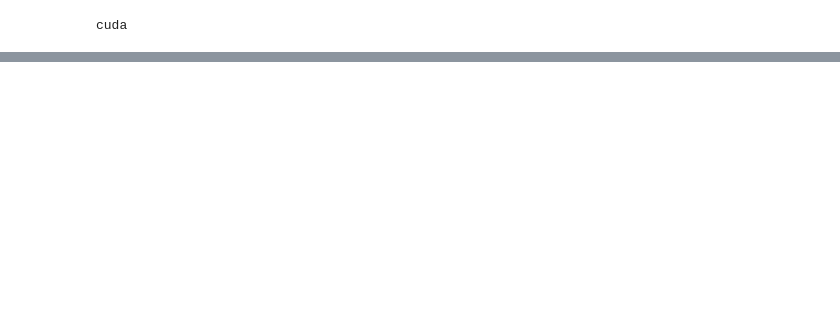
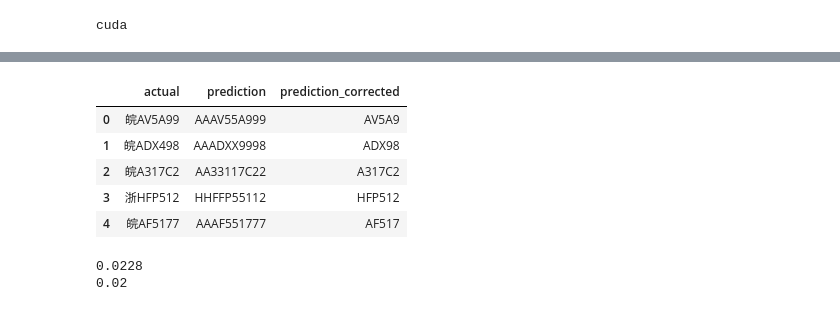
Before and after one commit to Linszuchi047/Deep_Learning, a Jupyter notebook: final_project/yolo_CRNN.ipynb, the cells around one changed output, grey strips where cells are left out. Cells and saved outputs as stored; diff of their text form; code cells hidden in the pictures; blank space fills up the shorter version.

```diff
--- a/final_project/yolo_CRNN.ipynb
+++ b/final_project/yolo_CRNN.ipynb
@@ -666,0 +605,14 @@ df_results
+# %%
+
+results_test = pd.DataFrame(columns=['actual', 'prediction'])
+test_loader = DataLoader(valset, batch_size=16, num_workers=0, shuffle=False)
+with torch.no_grad():
+    for image_batch, text_batch in tqdm(test_loader, leave=True):
+        text_batch_logits = model(image_batch) # [T, batch_size, num_classes==num_features]
+        text_batch_pred = decode_predictions(text_batch_logits.cpu())
+        #print(text_batch, text_batch_pred)
+        df = pd.DataFrame(columns=['actual', 'prediction'])
+        df['actual'] = text_batch
+        df['prediction'] = text_batch_pred
+        results_test = pd.concat([results_test, df])
+results_test = results_test.reset_index(drop=True)
@@ -666,0 +666,18 @@ df_results
+# %%
+results_test['prediction_corrected'] = results_test['prediction'].apply(correct_prediction)
+results_test.head()
+# %% [output]
+|  | actual | prediction | prediction_corrected |
+| 0 | 皖AV5A99 | AAAV55A999 | AV5A9 |
+| 1 | 皖ADX498 | AAADXX9998 | ADX98 |
+| 2 | 皖A317C2 | AA33117C22 | A317C2 |
+| 3 | 浙HFP512 | HHFFP55112 | HFP512 |
+| 4 | 皖AF5177 | AAAF551777 | AF517 |
+# %%
+train_accuracy = accuracy_score(results_train['actual'], results_train['prediction_corrected'])
+print(train_accuracy)
+test_accuracy = accuracy_score(results_test['actual'], results_test['prediction_corrected'])
+print(test_accuracy)
+# %% [output]
+0.0228
+0.02
```
Also changed, not shown: parts of 19 cells of this notebook, 16 other files.
